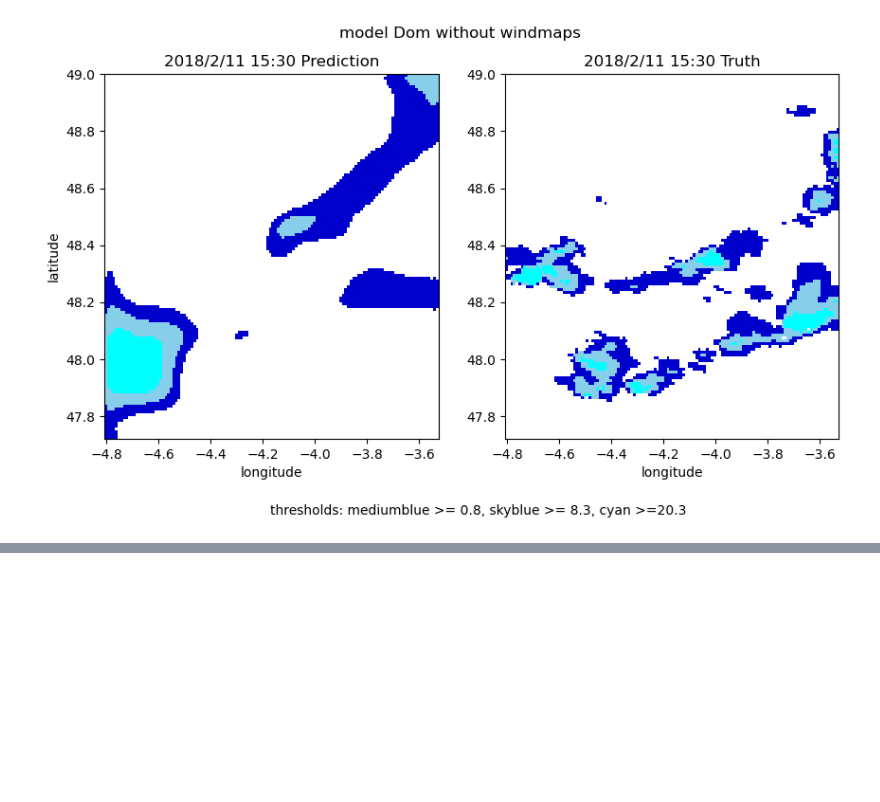
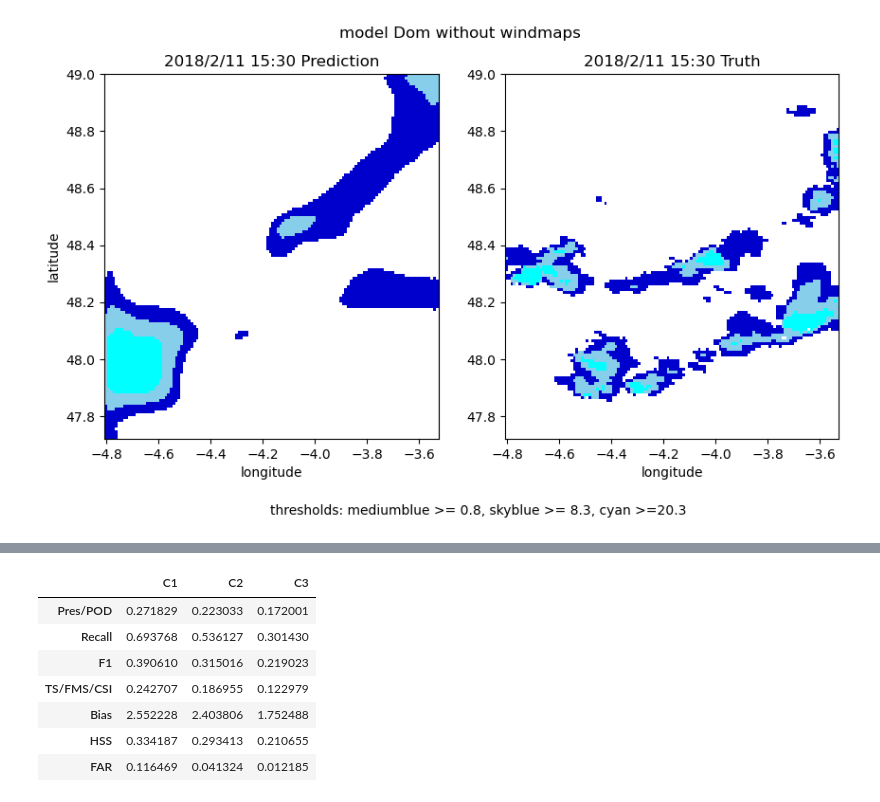
Before and after one commit to DragonZoom/meteonet, a Jupyter notebook: inference.ipynb, the cells around one changed output, grey strips where cells are left out. Cells and saved outputs as stored; diff of their text form; code cells hidden in the pictures; blank space fills up the shorter version.

```diff
--- a/inference.ipynb
+++ b/inference.ipynb
@@ -63,6 +64,13 @@ val_ds.params['V_moments'] = train_ds.params['V_moments']
 
 test_ds.params['U_moments'] = train_ds.params['U_moments']
 test_ds.params['V_moments'] = train_ds.params['V_moments']
+# %%
+from torch.utils.data import DataLoader
+from loader.samplers import meteonet_sequential_sampler
+test_sampler = meteonet_sequential_sampler( test_ds)
+test_loader = DataLoader(test_ds, batch_size=64, sampler=test_sampler )
+rain_test_sampler = meteonet_sequential_sampler( rain_test_ds)
+rain_test_loader = DataLoader(rain_test_ds, batch_size=64, sampler=rain_test_sampler )
 # %%
 from loader.plots import plot_meteonet_rainmaps
 from data.constants import *
@@ -189,0 +134,21 @@ plot_TPFPFN( pred, true, 0)
+# %%
+from tqdm import tqdm
+from loader.utilities import calculate_TP_TN_FP_FN, calculate_scores
+
+device = torch.device('mps')
+
+def get_xy( data):
+    return data['inputs'], map_to_classes(data['target'], thresholds)
+
+def eval_test( dl, model, device):
+    TPFPFN = 0
+    model.to(device)
+    for data in tqdm(dl):
+        x,y = get_xy(data)
+        x, y = x.to(device), y.to(device)
+        with torch.no_grad():
+            y_hat = model(x)
+        TPFPFN += calculate_TP_TN_FP_FN(torch.sigmoid(y_hat)>.5, y)
+    return TPFPFN.cpu()
+# %%
+dom_stats = eval_test( test_loader, model_dom, device)
@@ -189,0 +164,11 @@ plot_TPFPFN( pred, true, 0)
+# %%
+pd.DataFrame( calculate_scores( dom_stats), columns=['C1','C2','C3'], index=['Pres/POD','Recall','F1','TS/FMS/CSI','Bias','HSS','FAR'])
+# %% [output]
+|  | C1 | C2 | C3 |
+| Pres/POD | 0.271829 | 0.223033 | 0.172001 |
+| Recall | 0.693768 | 0.536127 | 0.301430 |
+| F1 | 0.390610 | 0.315016 | 0.219023 |
+| TS/FMS/CSI | 0.242707 | 0.186955 | 0.122979 |
+| Bias | 2.552228 | 2.403806 | 1.752488 |
+| HSS | 0.334187 | 0.293413 | 0.210655 |
+| FAR | 0.116469 | 0.041324 | 0.012185 |
```
Also changed, not shown: parts of 17 cells of this notebook.
